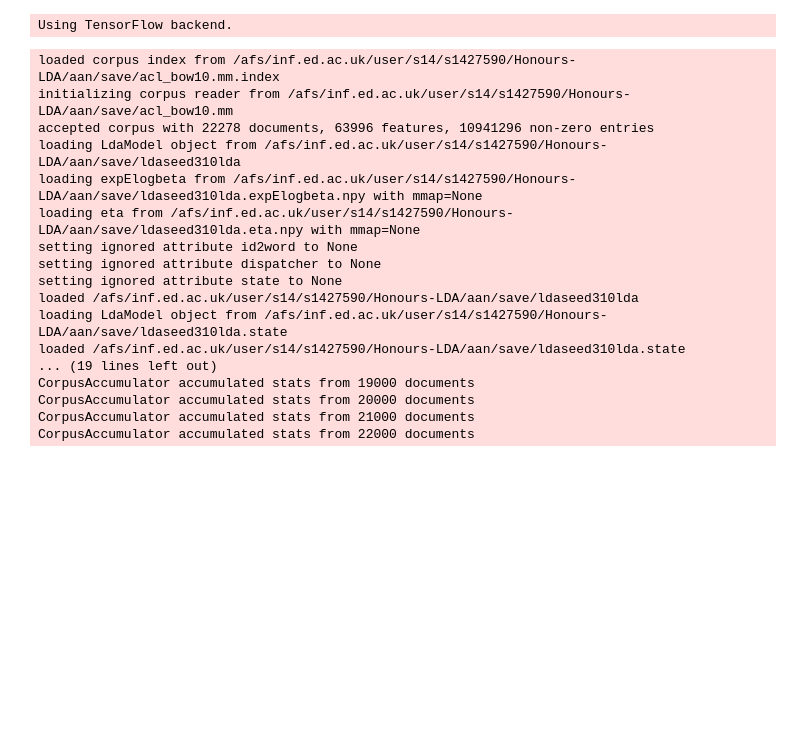
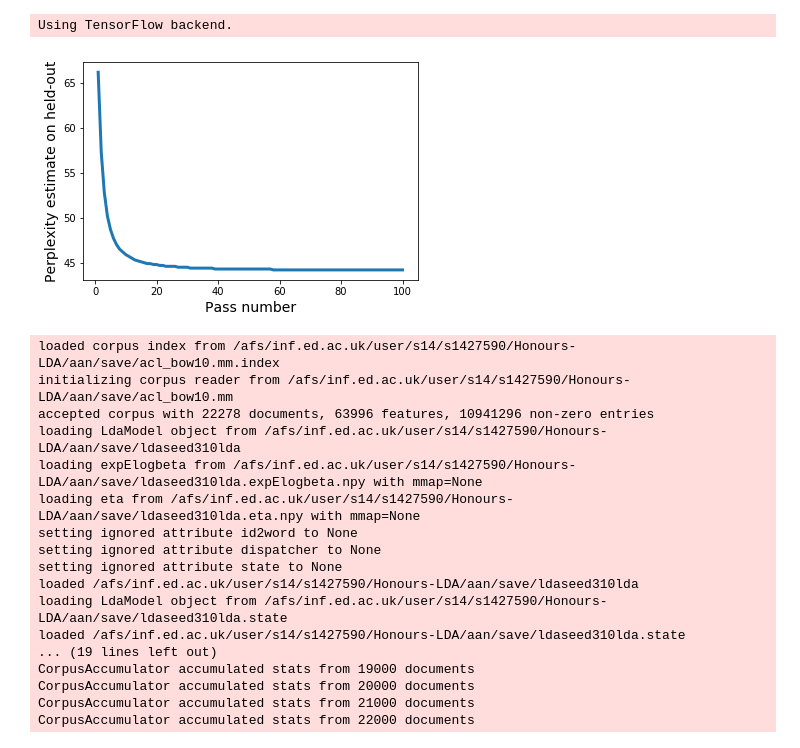
Before and after one commit to comRamona/Honours-Project-NLP-for-Gender, a Jupyter notebook: notebooks/LDAModels-Topic coherence.ipynb, the cells around one changed output. Cells and saved outputs as stored; diff of their text form; code cells hidden in the pictures; blank space fills up the shorter version.

Commit message:
Topic coherence

```diff
--- a/notebooks/LDAModels-Topic coherence.ipynb
+++ b/notebooks/LDAModels-Topic coherence.ipynb
@@ -32,4 +32,21 @@ for i in range(len(tableau20)):
     tableau20[i] = (r / 255., g / 255., b / 255.)
 # %% [output]
 Using TensorFlow backend.
+# %%
+with open(join(fd.models, "lda100topicsj.log"), "r") as f:
+    perplexities = f.read()
+# %%
+import re
+p = re.compile("\d+\.\d+ perplexity")
+m = p.findall(perplexities)
+# %%
+perp = list(map(lambda x: float(x.split(" ")[0]), m))
+# %%
+plt.plot(list(range(1,101)), perp[:100], linewidth=3)
+plt.xlabel("Pass number", fontsize=14)
+plt.ylabel("Perplexity estimate on held-out",fontsize=14)
+plt.savefig("plots/ldatraining.pdf")
+plt.show()
+# %% [output]
+[figure, added]
 # %%
```
Also changed, not shown: parts of 5 cells of this notebook.
